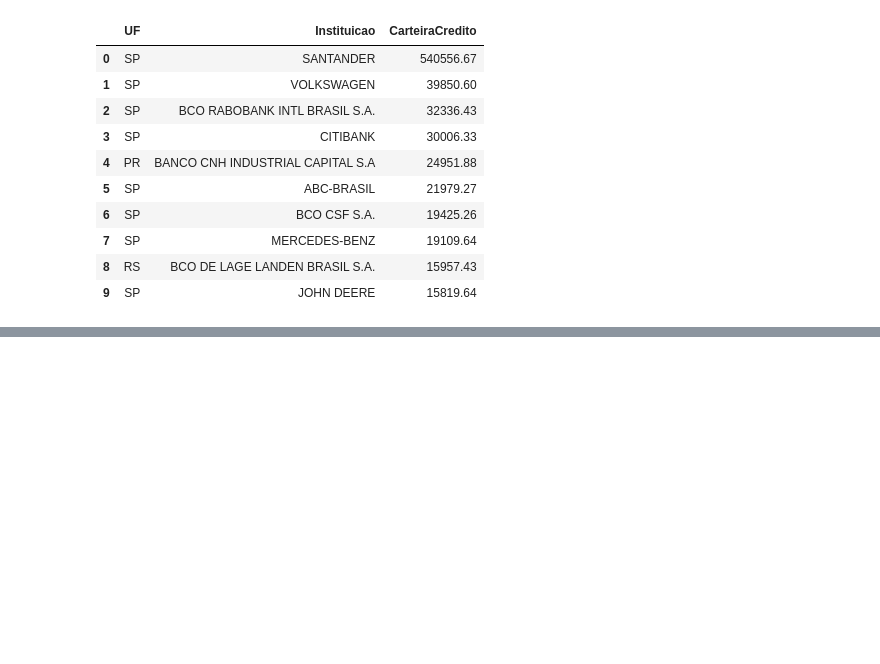
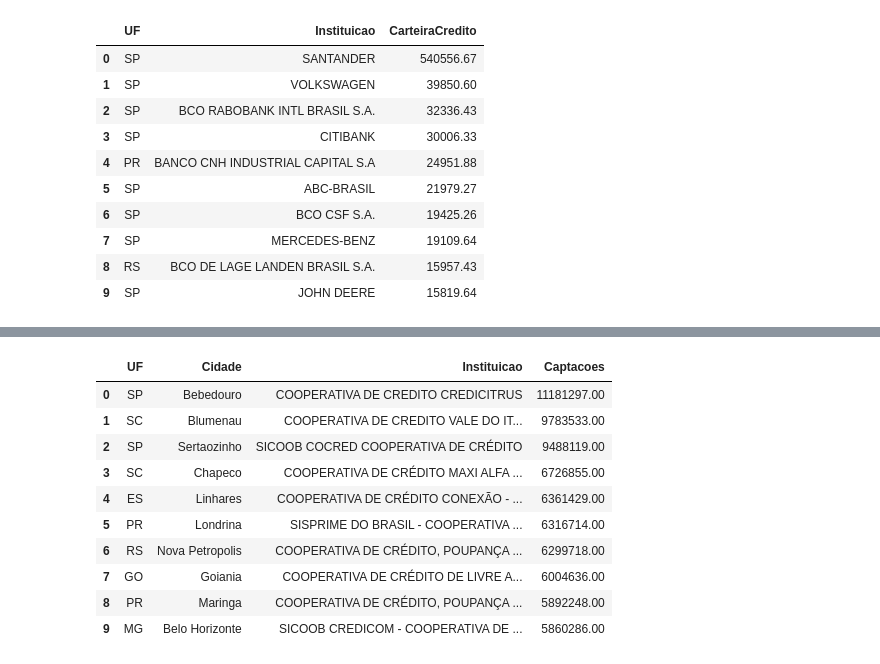
Before and after one commit to alexcamargos/bacen-ifdata-scraper, a Jupyter notebook: data_analytics/summary_prudential_conglomerates.ipynb, the cells around one changed output, grey strips where cells are left out. Saved outputs shown, nothing was run; the diff lists cells and outputs as text; code cells hidden in the pictures; blank space fills up the shorter version.

```diff
--- a/data_analytics/summary_prudential_conglomerates.ipynb
+++ b/data_analytics/summary_prudential_conglomerates.ipynb
@@ -931,0 +1056,18 @@ filter_and_sort_df(df,
+# %%
+# Considerando apenas as cooperativas de crédito singular.
+filter_and_sort_df(df,
+                   filter=(df['TipoConsBancario'] == 'b3S'),
+                   columns=['UF', 'Cidade', 'Instituicao', 'Captacoes'],
+                   sorting='Captacoes')
+# %% [output]
+|  | UF | Cidade | Instituicao | Captacoes |
+| 0 | SP | Bebedouro | COOPERATIVA DE CREDITO CREDICITRUS | 11181297.00 |
+| 1 | SC | Blumenau | COOPERATIVA DE CREDITO VALE DO IT... | 9783533.00 |
+| 2 | SP | Sertaozinho | SICOOB COCRED COOPERATIVA DE CRÉDITO | 9488119.00 |
+| 3 | SC | Chapeco | COOPERATIVA DE CRÉDITO MAXI ALFA ... | 6726855.00 |
+| 4 | ES | Linhares | COOPERATIVA DE CRÉDITO CONEXÃO - ... | 6361429.00 |
+| 5 | PR | Londrina | SISPRIME DO BRASIL - COOPERATIVA ... | 6316714.00 |
+| 6 | RS | Nova Petropolis | COOPERATIVA DE CRÉDITO, POUPANÇA ... | 6299718.00 |
+| 7 | GO | Goiania | COOPERATIVA DE CRÉDITO DE LIVRE A... | 6004636.00 |
+| 8 | PR | Maringa | COOPERATIVA DE CRÉDITO, POUPANÇA ... | 5892248.00 |
+| 9 | MG | Belo Horizonte | SICOOB CREDICOM - COOPERATIVA DE ... | 5860286.00 |
```
Also changed, not shown: parts of 11 cells of this notebook.
